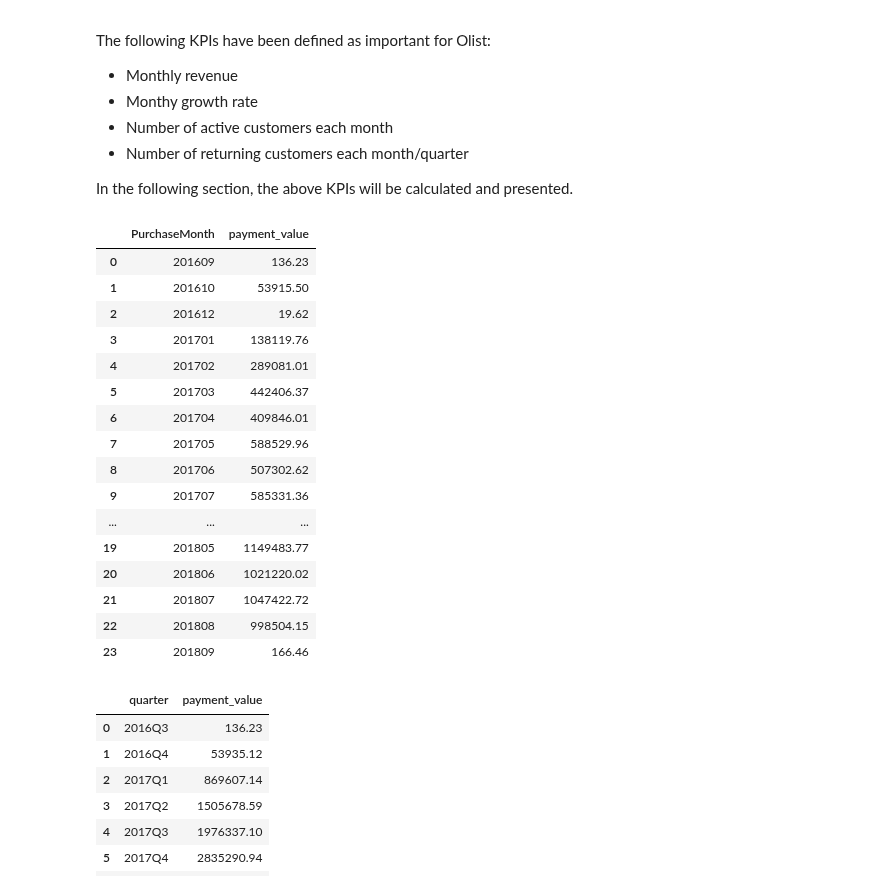
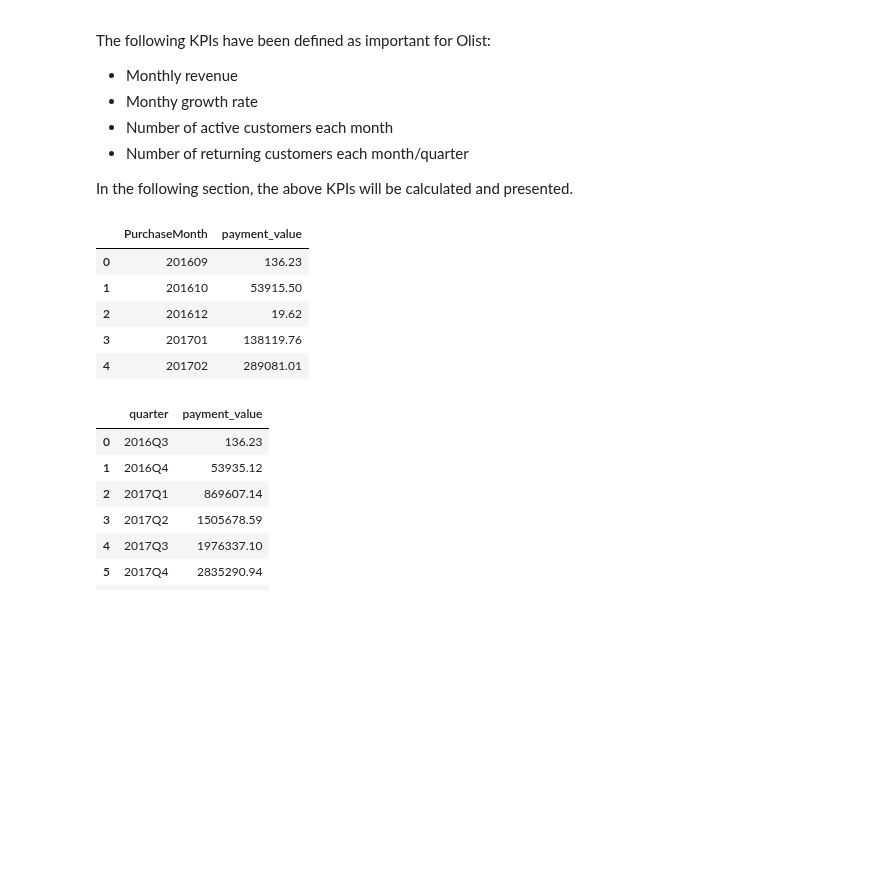
Before and after one commit to MotzWanted/Business_Analytics_Olist, a Jupyter notebook: phase2/Phase_2_part_1.ipynb, the cells around one changed output. Saved outputs shown, nothing was run; the diff lists cells and outputs as text; code cells hidden in the pictures; blank space fills up the shorter version.

```diff
--- a/phase2/Phase_2_part_1.ipynb
+++ b/phase2/Phase_2_part_1.ipynb
@@ -76,26 +76,13 @@ In the following section, the above KPIs will be calculated and presented.
 # %%
 #Monthly revenue
 cop['PurchaseMonth'] = cop['order_purchase_timestamp'].map(lambda date: 100*date.year + date.month)
-
 cop_MonthlyRevenue  = cop.groupby(['PurchaseMonth'])['payment_value'].sum().reset_index()
-
-cop_MonthlyRevenue
+cop_MonthlyRevenue.head()
 # %% [output]
 |  | PurchaseMonth | payment_value |
 | 0 | 201609 | 136.23 |
 | 1 | 201610 | 53915.50 |
 | 2 | 201612 | 19.62 |
 | 3 | 201701 | 138119.76 |
 | 4 | 201702 | 289081.01 |
-| 5 | 201703 | 442406.37 |
-| 6 | 201704 | 409846.01 |
-| 7 | 201705 | 588529.96 |
-| 8 | 201706 | 507302.62 |
-| 9 | 201707 | 585331.36 |
-| ... | ... | ... |
-| 19 | 201805 | 1149483.77 |
-| 20 | 201806 | 1021220.02 |
-| 21 | 201807 | 1047422.72 |
-| 22 | 201808 | 998504.15 |
-| 23 | 201809 | 166.46 |
 # %%
```
Also changed, not shown: parts of 28 cells of this notebook.
